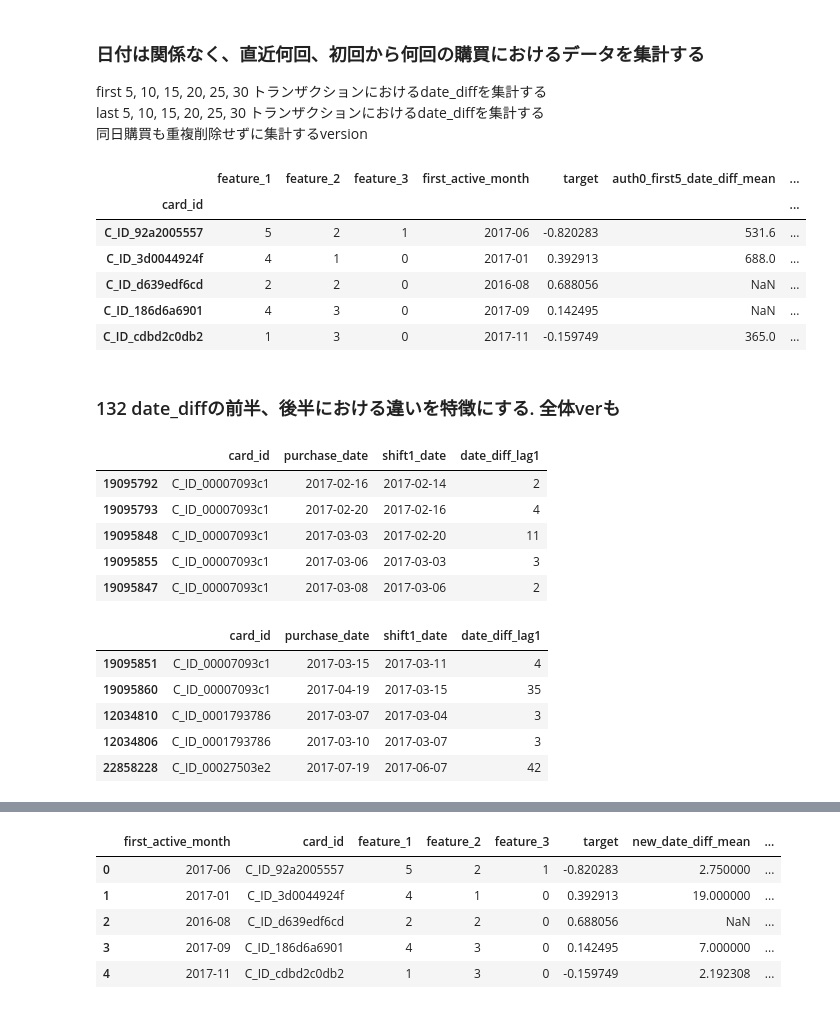
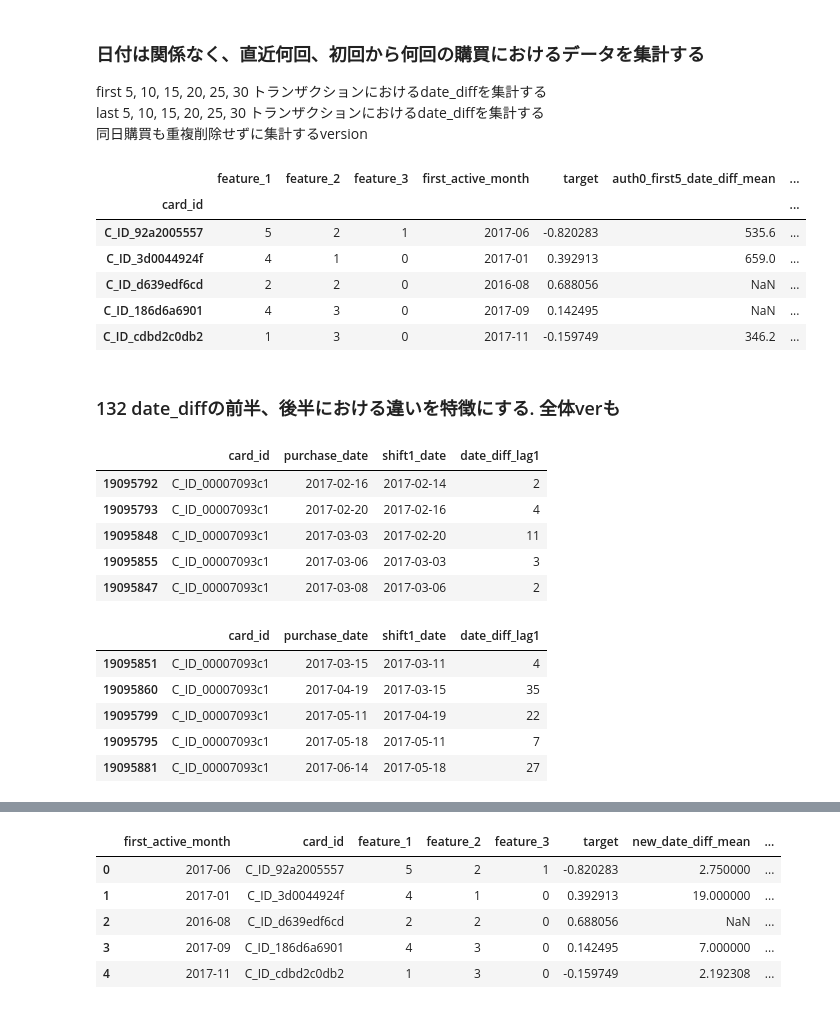
Before and after one commit to Chestnut1999/Elo-Recommendation-23place, a Jupyter notebook: jpy/175_176_elo_fe_datediff.ipynb, the cells around one changed output, grey strips where cells are left out. Saved outputs shown, nothing was run; the diff lists cells and outputs as text; code cells hidden in the pictures.

```diff
--- a/jpy/175_176_elo_fe_datediff.ipynb
+++ b/jpy/175_176_elo_fe_datediff.ipynb
@@ -63,8 +63,14 @@ Mem. usage decreased to 72.58 Mb (21.9% reduction)
 (29112361, 22)
 # %%
 # term
+term_num = 10
+base_list = np.zeros(term_num)
+base_list = np.arange(1, term_num, 1)
+last_list = np.arange(3, term_num, 1)
+# for base_month, last_month in zip(base_list, last_list):
+
 base_month = 0
-last_month = 2
+last_month = 5
 col_month = 'org_month_lag'
 df = df_hist[df_hist[col_month]<=last_month]
 df = df[df[col_month]>=base_month]
@@ -130,38 +127,38 @@ for df, hist_new_name in zip(df_list, fname_list):
 
     df = df[[key, 'purchase_date', 'date_diff', 'yyyymm']]
 
-    for i in range(5, 26, 5):
+    for i in tqdm(range(5, 26, 5)):
 
         df.sort_values(by=[key, 'purchase_date'], inplace=True)
         df = utils.row_number(df=df, level=key)
 
         feat_n = f'{hist_new_name}_first'
         first = df.query(f"row_no<={i}")
         tmp = first.groupby(key)['date_diff'].agg(aggs)
         new_cols = get_new_columns(f'{feat_n}{i}', aggs)
         tmp.columns = new_cols
         train_test = train_test.join(tmp)
 
 
-    for i in range(5, 26, 5):
+    for i in tqdm(range(5, 26, 5)):
 
         df.sort_values(by=[key, 'purchase_date'], ascending=False, inplace=True)
         df = utils.row_number(df=df, level=key)
 
         feat_n = f'{hist_new_name}_last'
         last = df.query(f"row_no<={i}")
         tmp = last.groupby(key)['date_diff'].agg(aggs)
         new_cols = get_new_columns(f'{feat_n}{i}', aggs)
         tmp.columns = new_cols
         train_test = train_test.join(tmp)
 
 train_test.head()
 # %% [output]
 |  | feature_1 | feature_2 | feature_3 | first_active_month | target | auth0_first5_date_diff_mean | ... |
 | card_id |  |  |  |  |  |  | ... |
-| C_ID_92a2005557 | 5 | 2 | 1 | 2017-06 | -0.820283 | 531.6 | ... |
-| C_ID_3d0044924f | 4 | 1 | 0 | 2017-01 | 0.392913 | 688.0 | ... |
+| C_ID_92a2005557 | 5 | 2 | 1 | 2017-06 | -0.820283 | 535.6 | ... |
+| C_ID_3d0044924f | 4 | 1 | 0 | 2017-01 | 0.392913 | 659.0 | ... |
 | C_ID_d639edf6cd | 2 | 2 | 0 | 2016-08 | 0.688056 | NaN | ... |
 | C_ID_186d6a6901 | 4 | 3 | 0 | 2017-09 | 0.142495 | NaN | ... |
-| C_ID_cdbd2c0db2 | 1 | 3 | 0 | 2017-11 | -0.159749 | 365.0 | ... |
+| C_ID_cdbd2c0db2 | 1 | 3 | 0 | 2017-11 | -0.159749 | 346.2 | ... |
 # %%
@@ -218,9 +215,9 @@ display(diff_auth0.head())
 |  | card_id | purchase_date | shift1_date | date_diff_lag1 |
 | 19095851 | C_ID_00007093c1 | 2017-03-15 | 2017-03-11 | 4 |
 | 19095860 | C_ID_00007093c1 | 2017-04-19 | 2017-03-15 | 35 |
-| 12034810 | C_ID_0001793786 | 2017-03-07 | 2017-03-04 | 3 |
-| 12034806 | C_ID_0001793786 | 2017-03-10 | 2017-03-07 | 3 |
-| 22858228 | C_ID_00027503e2 | 2017-07-19 | 2017-06-07 | 42 |
+| 19095799 | C_ID_00007093c1 | 2017-05-11 | 2017-04-19 | 22 |
+| 19095795 | C_ID_00007093c1 | 2017-05-18 | 2017-05-11 | 7 |
+| 19095881 | C_ID_00007093c1 | 2017-06-14 | 2017-05-18 | 27 |
 # %%
 df_train = utils.read_df_pkl('../input/train0*')
 df_test = utils.read_df_pkl('../input/test0*')
```
Also changed, not shown: parts of 4 cells of this notebook, 3 other files.
